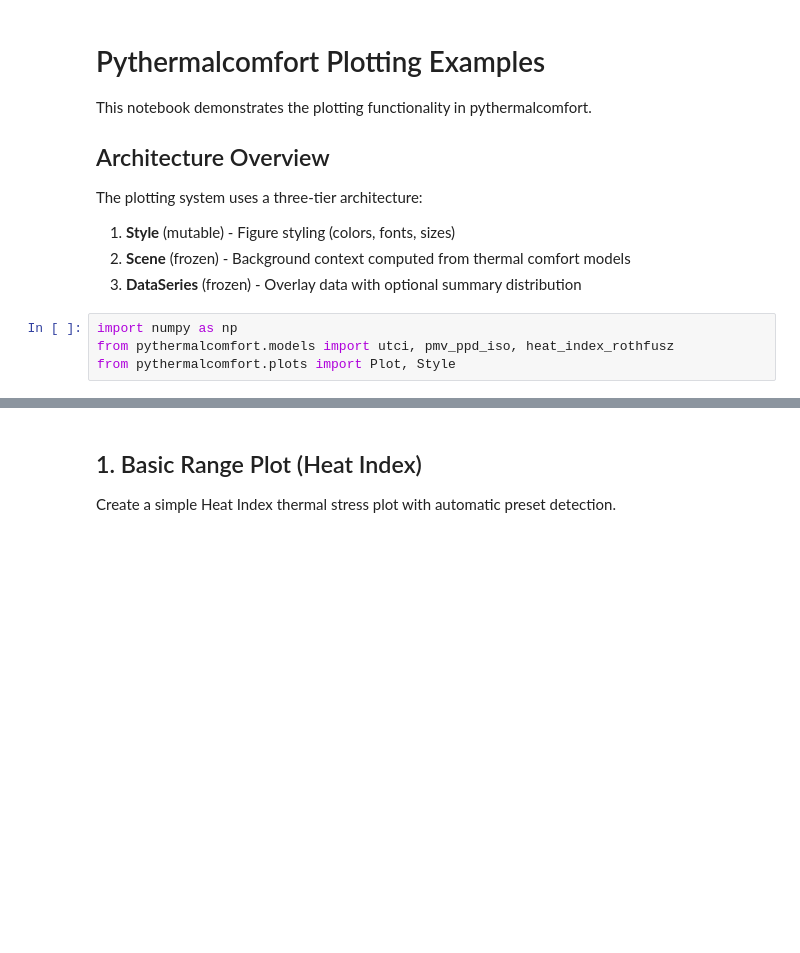
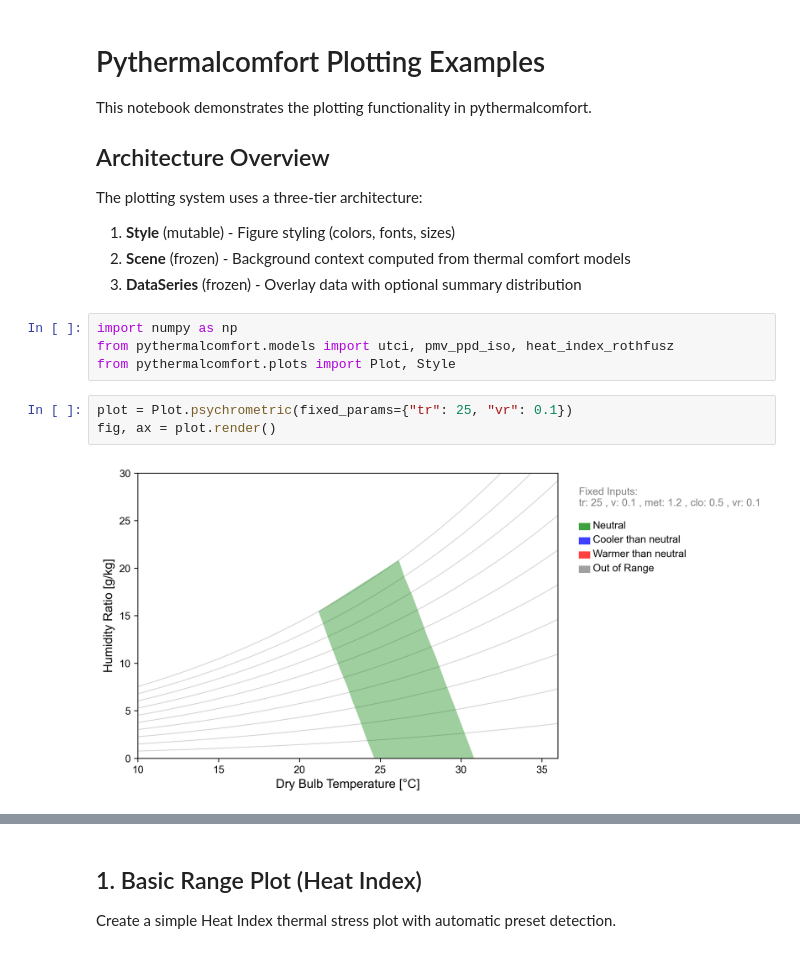
Before and after one commit to CenterForTheBuiltEnvironment/pythermalcomfort, a Jupyter notebook: test_notebook.ipynb, the cells around one changed output, grey strips where cells are left out. Drawn from its saved outputs; the diff is of its cells as text; blank space fills up the shorter version.

```diff
--- a/test_notebook.ipynb
+++ b/test_notebook.ipynb
@@ -14,3 +14,8 @@ The plotting system uses a three-tier architecture:
 import numpy as np
 from pythermalcomfort.models import utci, pmv_ppd_iso, heat_index_rothfusz
 from pythermalcomfort.plots import Plot, Style
+# %%
+plot = Plot.psychrometric(fixed_params={"tr": 25, "vr": 0.1})
+fig, ax = plot.render()
+# %% [output]
+[figure, added]
```
Also changed, not shown: parts of 13 cells of this notebook, 6 other files.
